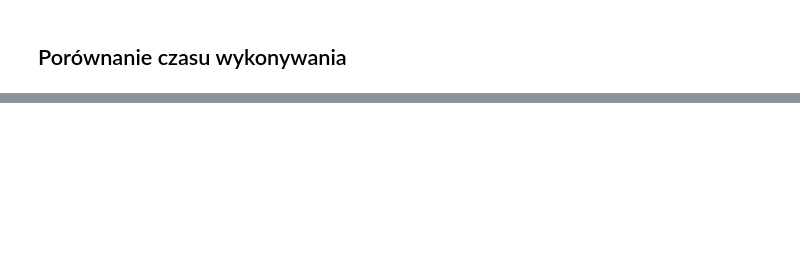
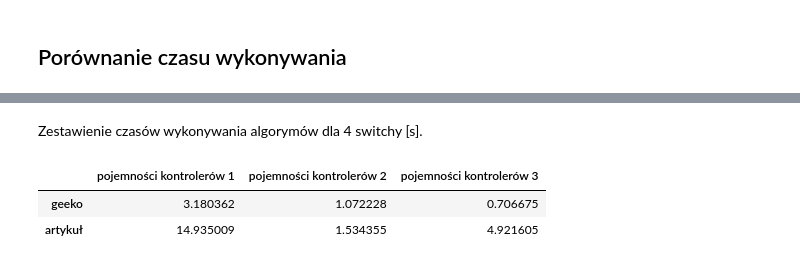
Before and after one commit to eva-m-s/ccpp-algorithm-comparison, a Jupyter notebook: comparison.ipynb, the cells around one changed output, grey strips where cells are left out. Drawn from its saved outputs; the diff is of its cells as text; code cells hidden in the pictures; blank space fills up the shorter version.

Commit message:
feat: algorithm comparison

```diff
--- a/comparison.ipynb
+++ b/comparison.ipynb
@@ -129,16 +129,16 @@ def analyse_geeko():
         instance_results = []
         for switch_instance in instance:
             start_time = time()
-            geeko_implementation(
+            minimal_distance, number_of_controllers = geeko_implementation(
                 switch_instance.number_of_switches,
-                number_of_controllers,
-                switch_instance.controller_capacities_algorithm,
+                number_of_maximum_active_controllers,
+                switch_instance.controller_capacities,
                 switch_instance.switches_loads,
                 switch_instance.distances,
-                number_of_controllers)
+                number_of_maximum_active_controllers)
             end_time = time()
             time_taken = end_time - start_time
-            instance_results.append((time_taken))
+            instance_results.append((time_taken, minimal_distance, number_of_controllers))
         results.append(instance_results)
     return results
 
@@ -152,15 +152,15 @@ def analyse_article():
         instance_results = []
         for switch_instance in instance:
             start_time = time()
-            article_implementation(
+            minimal_distance, number_of_controllers = article_implementation(
                 switch_instance.number_of_switches,
-                switch_instance.controller_capacities_algorithm,
+                switch_instance.controller_capacities,
                 switch_instance.switches_loads,
                 switch_instance.distances,
-                number_of_controllers)
+                number_of_maximum_active_controllers)
             end_time = time()
             time_taken = end_time - start_time
-            instance_results.append((time_taken))
+            instance_results.append((time_taken, minimal_distance, number_of_controllers))
         results.append(instance_results)
     return results
 
@@ -201,0 +243,8 @@ plt.show()
+# %% [markdown]
+Zestawienie czasów wykonywania algorymów dla 4 switchy [s].
+# %%
+pd.DataFrame([geeko_times[0], article_times[0]], rows, columns)
+# %% [output]
+|  | pojemności kontrolerów 1 | pojemności kontrolerów 2 | pojemności kontrolerów 3 |
+| geeko | 3.180362 | 1.072228 | 0.706675 |
+| artykuł | 14.935009 | 1.534355 | 4.921605 |
```
Also changed, not shown: parts of 33 cells of this notebook, 3 other files.
